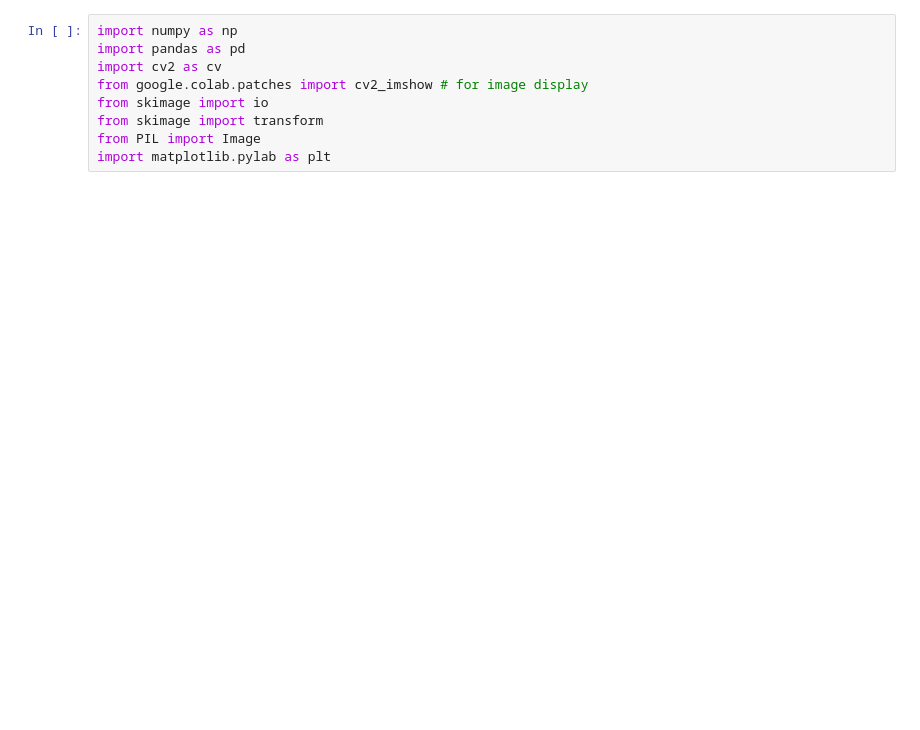
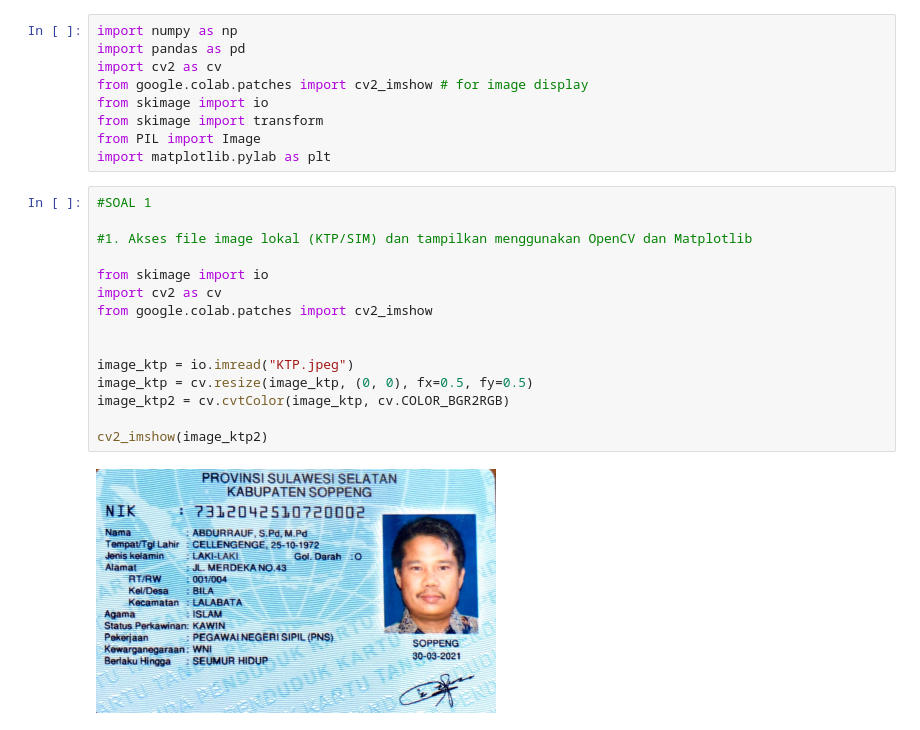
Before and after one commit to Muzzarino2811/20_MuzzarinoAkbar, a Jupyter notebook: TugasWeek_1.ipynb, the cells around one changed output. Cells and saved outputs as stored; diff of their text form; blank space fills up the shorter version.

```diff
--- a/TugasWeek_1.ipynb
+++ b/TugasWeek_1.ipynb
@@ -9,3 +9,20 @@ from skimage import io
 from skimage import transform
 from PIL import Image
 import matplotlib.pylab as plt
+# %%
+#SOAL 1
+
+#1. Akses file image lokal (KTP/SIM) dan tampilkan menggunakan OpenCV dan Matplotlib
+
+from skimage import io
+import cv2 as cv
+from google.colab.patches import cv2_imshow
+
+
+image_ktp = io.imread("KTP.jpeg")
+image_ktp = cv.resize(image_ktp, (0, 0), fx=0.5, fy=0.5)
+image_ktp2 = cv.cvtColor(image_ktp, cv.COLOR_BGR2RGB)
+
+cv2_imshow(image_ktp2)
+# %% [output]
+[figure, added]
```
Also changed, not shown: parts of 2 cells of this notebook.
